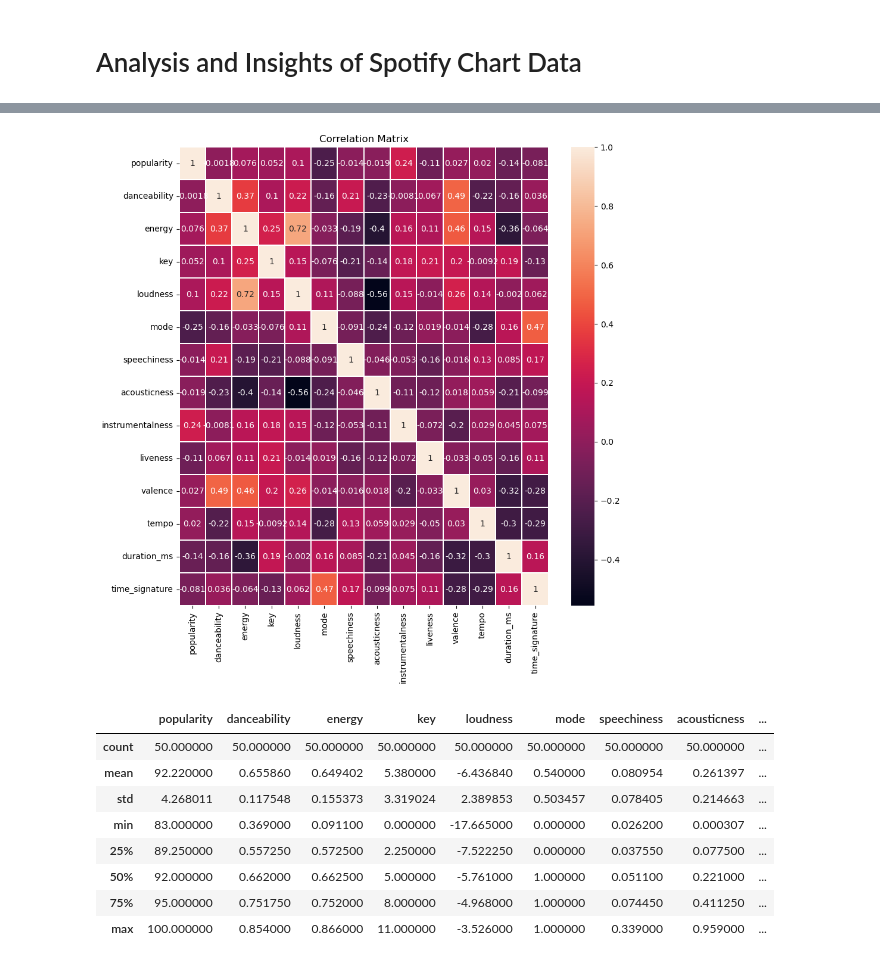
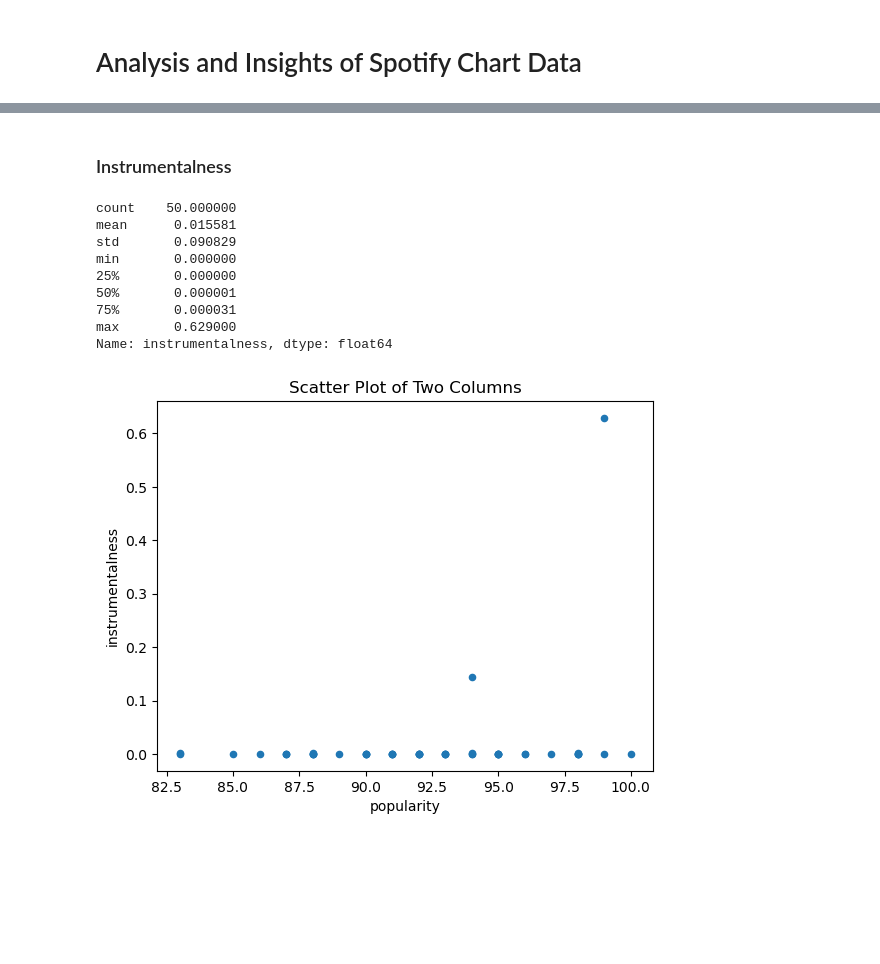
Before and after one commit to piwikiwi345/Spotify-Exploration, a Jupyter notebook: Analysis/Analysis.ipynb, the cells around one changed output, grey strips where cells are left out. Saved outputs shown, nothing was run; the diff lists cells and outputs as text; code cells hidden in the pictures; blank space fills up the shorter version.

```diff
--- a/Analysis/Analysis.ipynb
+++ b/Analysis/Analysis.ipynb
@@ -20,21 +43,33 @@ analysis.plot_bar_chart(unique_genres, bar_width = 1.5)
 # %%
-corr_matrix = df.corr()
+#corr_matrix = df.corr()
 
-plt.figure(figsize=(10, 10))  # Optional: Adjust the figure size for better visualization
-sns.heatmap(corr_matrix, annot=True,  linewidths=0.2)
-plt.title('Correlation Matrix')
-plt.show()
+#plt.figure(figsize=(10, 10))  # Optional: Adjust the figure size for better visualization
+#sns.heatmap(corr_matrix, annot=True,  linewidths=0.2)
+#plt.title('Correlation Matrix')
+#plt.show()
-# %% [output]
-[figure, removed]
+# %% [markdown]
+### Instrumentalness
 # %%
-df.describe()
+stats = df.describe()['instrumentalness']
+print(stats)
+# Scatter plot
+df.plot(x='popularity', y='instrumentalness', kind='scatter')
+
+# Set plot labels and title (optional)
+plt.xlabel('popularity')
+plt.ylabel('instrumentalness')
+plt.title('Scatter Plot of Two Columns')
+
+# Display the plot
+plt.show()
 # %% [output]
-|  | popularity | danceability | energy | key | loudness | mode | speechiness | acousticness | ... |
-| count | 50.000000 | 50.000000 | 50.000000 | 50.000000 | 50.000000 | 50.000000 | 50.000000 | 50.000000 | ... |
-| mean | 92.220000 | 0.655860 | 0.649402 | 5.380000 | -6.436840 | 0.540000 | 0.080954 | 0.261397 | ... |
-| std | 4.268011 | 0.117548 | 0.155373 | 3.319024 | 2.389853 | 0.503457 | 0.078405 | 0.214663 | ... |
-| min | 83.000000 | 0.369000 | 0.091100 | 0.000000 | -17.665000 | 0.000000 | 0.026200 | 0.000307 | ... |
-| 25% | 89.250000 | 0.557250 | 0.572500 | 2.250000 | -7.522250 | 0.000000 | 0.037550 | 0.077500 | ... |
-| 50% | 92.000000 | 0.662000 | 0.662500 | 5.000000 | -5.761000 | 1.000000 | 0.051100 | 0.221000 | ... |
-| 75% | 95.000000 | 0.751750 | 0.752000 | 8.000000 | -4.968000 | 1.000000 | 0.074450 | 0.411250 | ... |
-| max | 100.000000 | 0.854000 | 0.866000 | 11.000000 | -3.526000 | 1.000000 | 0.339000 | 0.959000 | ... |
+count    50.000000
+mean      0.015581
+std       0.090829
+min       0.000000
+25%       0.000000
+50%       0.000001
+75%       0.000031
+max       0.629000
+Name: instrumentalness, dtype: float64
+[figure, added]
```
Also changed, not shown: parts of 15 cells of this notebook, 18 other files.
